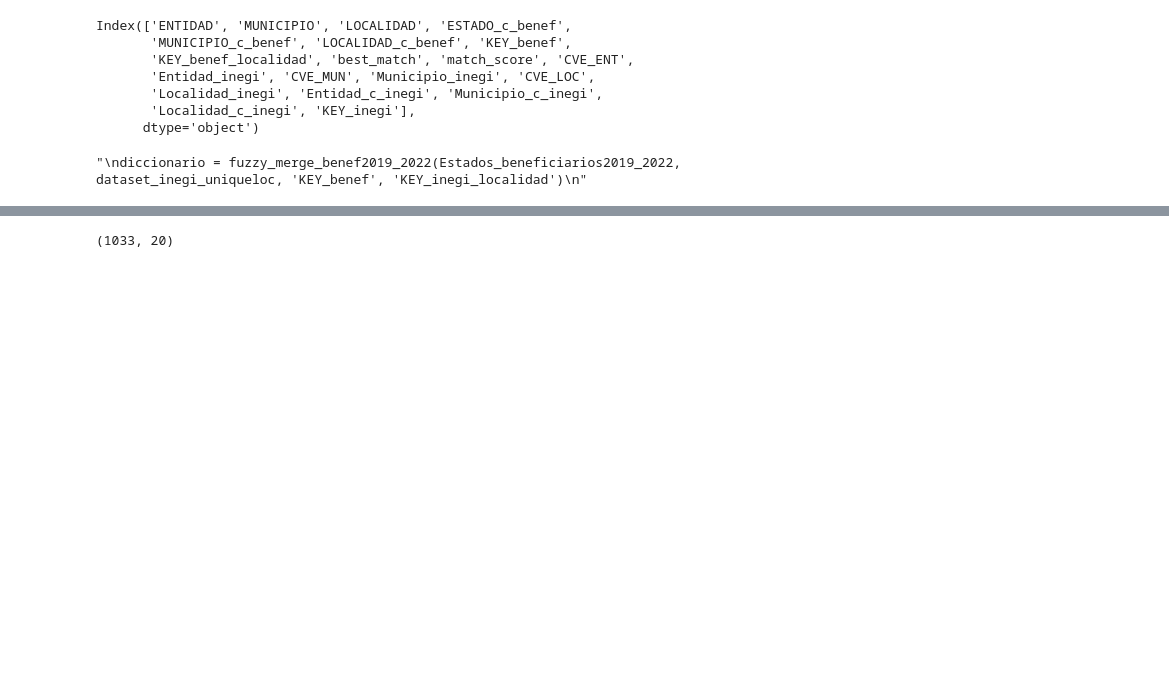
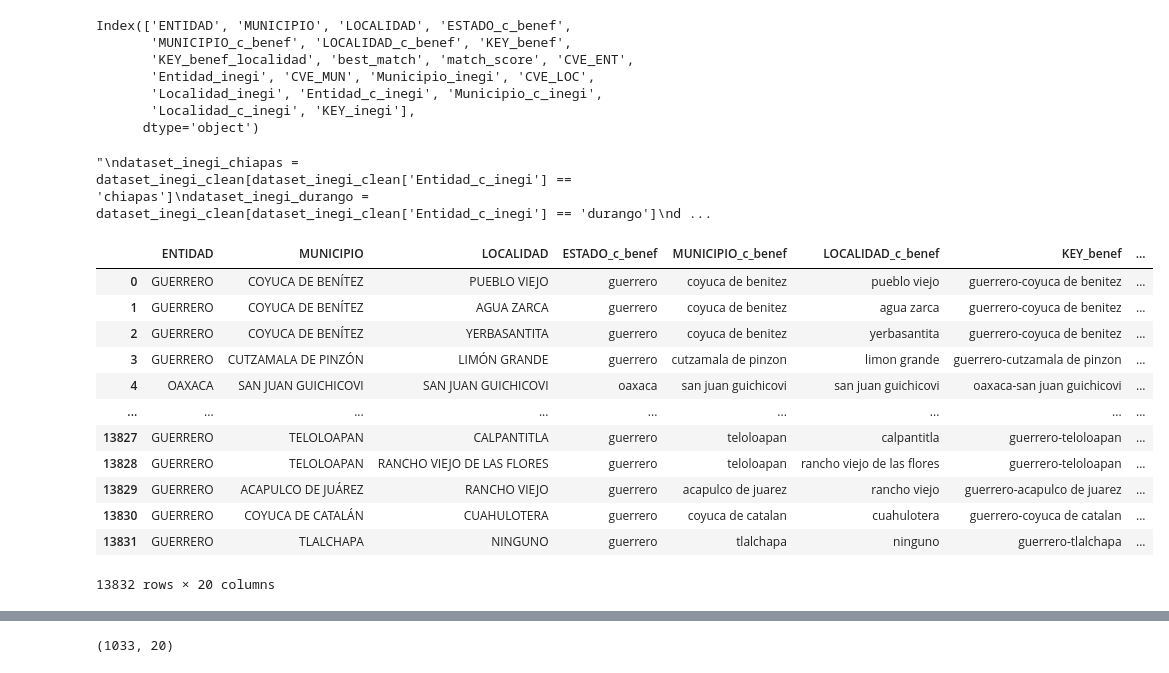
Before and after one commit to DGRIA/SESNA-Fertilizantes, a Jupyter notebook: src/Notebooks/2.3 Benef2019-2022_Cleaning_and_merged.ipynb, the cells around one changed output, grey strips where cells are left out. Cells and saved outputs as stored; diff of their text form; code cells hidden in the pictures; blank space fills up the shorter version.

```diff
--- a/src/Notebooks/2.3 Benef2019-2022_Cleaning_and_merged.ipynb
+++ b/src/Notebooks/2.3 Benef2019-2022_Cleaning_and_merged.ipynb
@@ -213,7 +232,7 @@ Estados_beneficiarios2019_2022['KEY_benef'] = Estados_beneficiarios2019_2022['ES
     'MUNICIPIO_c_benef'].astype(str)
 
 Estados_beneficiarios2019_2022['KEY_benef_localidad'] = Estados_beneficiarios2019_2022['ESTADO_c_benef'].astype(str) + '-' + Estados_beneficiarios2019_2022[
-    'MUNICIPIO_c_benef'].astype(str)
+    'MUNICIPIO_c_benef'].astype(str) + '-' + Estados_beneficiarios2019_2022['LOCALIDAD_c_benef'].astype(str)
 
 Estados_beneficiarios2019_2022.head()
 # %% [output]
@@ -244,3 +273,5 @@ KEY_benef_localidad  13219   1033  guerrero-coyuca de catalan   215
+# %%
+Estados_beneficiarios_localidad_2019_2022 = Estados_beneficiarios2019_2022.drop_duplicates(subset='KEY_benef_localidad')
 # %%
 Estados_beneficiarios2019_2022 = Estados_beneficiarios2019_2022.drop_duplicates(subset='KEY_benef')
 # %%
@@ -518,9 +609,35 @@ Index(['ENTIDAD', 'MUNICIPIO', 'LOCALIDAD', 'ESTADO_c_benef',
        'Localidad_inegi', 'Entidad_c_inegi', 'Municipio_c_inegi',
        'Localidad_c_inegi', 'KEY_inegi'],
       dtype='object')
+# %%
+'''
+dataset_inegi_chiapas = dataset_inegi_clean[dataset_inegi_clean['Entidad_c_inegi'] == 'chiapas']
+dataset_inegi_durango = dataset_inegi_clean[dataset_inegi_clean['Entidad_c_inegi'] == 'durango']
+dataset_inegi_guerrero = dataset_inegi_clean[dataset_inegi_clean['Entidad_c_inegi'] == 'guerrero']
+dataset_inegi_morelos = dataset_inegi_clean[dataset_inegi_clean['Entidad_c_inegi'] == 'morelos']
+dataset_inegi_nayarit = dataset_inegi_clean[dataset_inegi_clean['Entidad_c_inegi'] == 'nayarit']
+dataset_inegi_oaxaca = dataset_inegi_clean[dataset_inegi_clean['Entidad_c_inegi'] == 'oaxaca']
+dataset_inegi_puebla = dataset_inegi_clean[dataset_inegi_clean['Entidad_c_inegi'] == 'puebla']
+dataset_inegi_tlaxcala = dataset_inegi_clean[dataset_inegi_clean['Entidad_c_inegi'] == 'tlaxcala']
+dataset_inegi_zacatecas = dataset_inegi_clean[dataset_inegi_clean['Entidad_c_inegi'] == 'zacatecas']
+'''
+# %% [output]
+"\ndataset_inegi_chiapas = dataset_inegi_clean[dataset_inegi_clean['Entidad_c_inegi'] == 'chiapas']\ndataset_inegi_durango = dataset_inegi_clean[dataset_inegi_clean['Entidad_c_inegi'] == 'durango']\nd ...
 # %%
-'''
-diccionario = fuzzy_merge_benef2019_2022(Estados_beneficiarios2019_2022, dataset_inegi_uniqueloc, 'KEY_benef', 'KEY_inegi_localidad')
-'''
+diccionario_chiapas = fuzzy_merge_benef_por_estado_2019_2022(Estados_beneficiarios_localidad_2019_2022, dataset_inegi_chiapas, 'KEY_benef_localidad', 'KEY_inegi_localidad')
-# %% [output]
-"\ndiccionario = fuzzy_merge_benef2019_2022(Estados_beneficiarios2019_2022, dataset_inegi_uniqueloc, 'KEY_benef', 'KEY_inegi_localidad')\n"
+# %%
+diccionario_chiapas
+# %% [output]
+|  | ENTIDAD | MUNICIPIO | LOCALIDAD | ESTADO_c_benef | MUNICIPIO_c_benef | LOCALIDAD_c_benef | KEY_benef | ... |
+| 0 | GUERRERO | COYUCA DE BENÍTEZ | PUEBLO VIEJO | guerrero | coyuca de benitez | pueblo viejo | guerrero-coyuca de benitez | ... |
+| 1 | GUERRERO | COYUCA DE BENÍTEZ | AGUA ZARCA | guerrero | coyuca de benitez | agua zarca | guerrero-coyuca de benitez | ... |
+| 2 | GUERRERO | COYUCA DE BENÍTEZ | YERBASANTITA | guerrero | coyuca de benitez | yerbasantita | guerrero-coyuca de benitez | ... |
+| 3 | GUERRERO | CUTZAMALA DE PINZÓN | LIMÓN GRANDE | guerrero | cutzamala de pinzon | limon grande | guerrero-cutzamala de pinzon | ... |
+| 4 | OAXACA | SAN JUAN GUICHICOVI | SAN JUAN GUICHICOVI | oaxaca | san juan guichicovi | san juan guichicovi | oaxaca-san juan guichicovi | ... |
+| ... | ... | ... | ... | ... | ... | ... | ... | ... |
+| 13827 | GUERRERO | TELOLOAPAN | CALPANTITLA | guerrero | teloloapan | calpantitla | guerrero-teloloapan | ... |
+| 13828 | GUERRERO | TELOLOAPAN | RANCHO VIEJO DE LAS FLORES | guerrero | teloloapan | rancho viejo de las flores | guerrero-teloloapan | ... |
+| 13829 | GUERRERO | ACAPULCO DE JUÁREZ | RANCHO VIEJO | guerrero | acapulco de juarez | rancho viejo | guerrero-acapulco de juarez | ... |
+| 13830 | GUERRERO | COYUCA DE CATALÁN | CUAHULOTERA | guerrero | coyuca de catalan | cuahulotera | guerrero-coyuca de catalan | ... |
+| 13831 | GUERRERO | TLALCHAPA | NINGUNO | guerrero | tlalchapa | ninguno | guerrero-tlalchapa | ... |
+13832 rows × 20 columns
```
Also changed, not shown: parts of 16 cells of this notebook.
